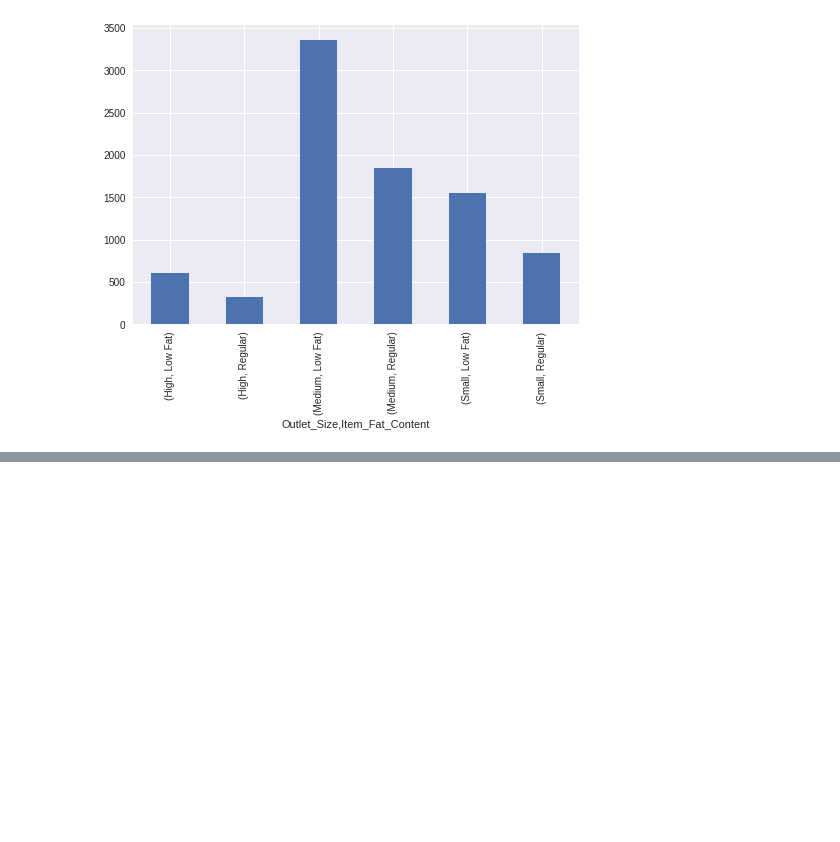
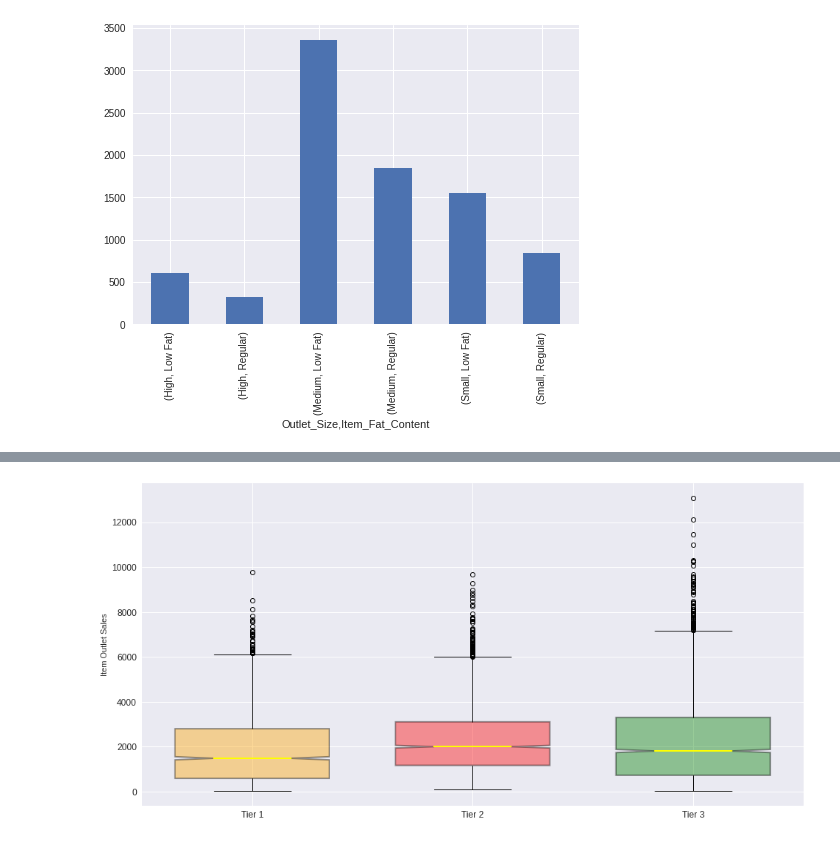
Before and after one commit to tibebu-sime/sales-predictions, a Jupyter notebook: salespredictions_project.ipynb, the cells around one changed output, grey strips where cells are left out. Saved outputs shown, nothing was run; the diff lists cells and outputs as text; code cells hidden in the pictures; blank space fills up the shorter version.

```diff
--- a/salespredictions_project.ipynb
+++ b/salespredictions_project.ipynb
@@ -283,0 +294,38 @@ plt.show()
+# %%
+tier1 = sales_data['Outlet_Location_Type'] == 'Tier 1'
+sales_data[tier1]
+# %%
+tier2 = sales_data['Outlet_Location_Type'] == 'Tier 2'
+sales_data[tier2]
+# %%
+tier3 = sales_data['Outlet_Location_Type'] == 'Tier 3'
+sales_data[tier3]
+# %%
+x1 = sales_data[tier1]['Item_Outlet_Sales'].values
+x2 = sales_data[tier2]['Item_Outlet_Sales'].values
+x3 = sales_data[tier3]['Item_Outlet_Sales'].values
+
+fig, ax = plt.subplots(nrows=1, ncols=1, figsize=(16, 8))
+boxplots = ax.boxplot([x1, x2, x3],
+           labels=['Tier 1', 'Tier 2', 'Tier 3'],
+           notch =True,
+           widths = 0.7,
+           patch_artist =True,
+           medianprops = dict(linestyle ='-', linewidth=2, color='yellow'),
+           boxprops = dict(linestyle ='--', linewidth=2, color='black', facecolor='blue', alpha=0.4)
+           )
+
+boxplot1 = boxplots['boxes'][0]
+boxplot2 = boxplots['boxes'][1]
+boxplot3 = boxplots['boxes'][2]
+boxplot1.set_facecolor('orange')
+boxplot2.set_facecolor('red')
+boxplot3.set_facecolor('green')
+
+
+ax.set_ylabel('Item Outlet Sales')
+plt.xticks(fontsize=12)
+plt.yticks(fontsize=12)
+plt.show()
+# %% [output]
+[figure, added]
```
Also changed, not shown: parts of 12 cells of this notebook.
